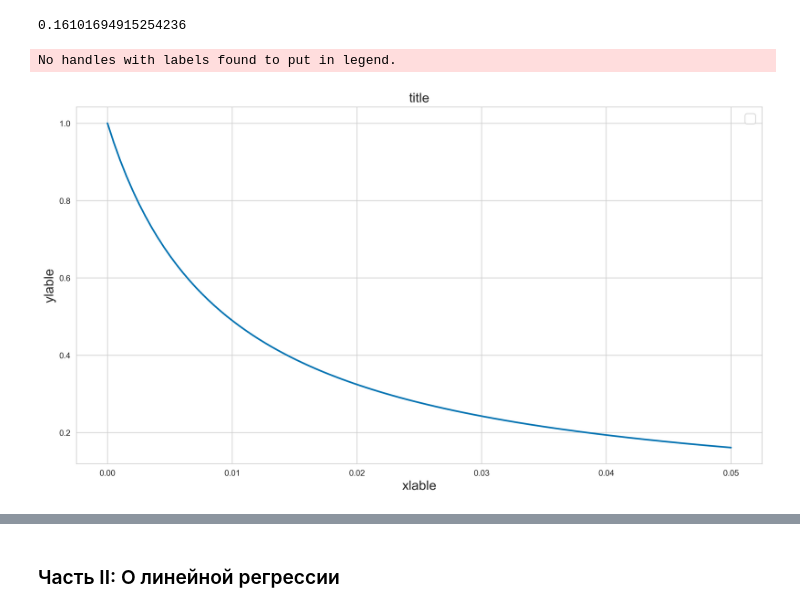
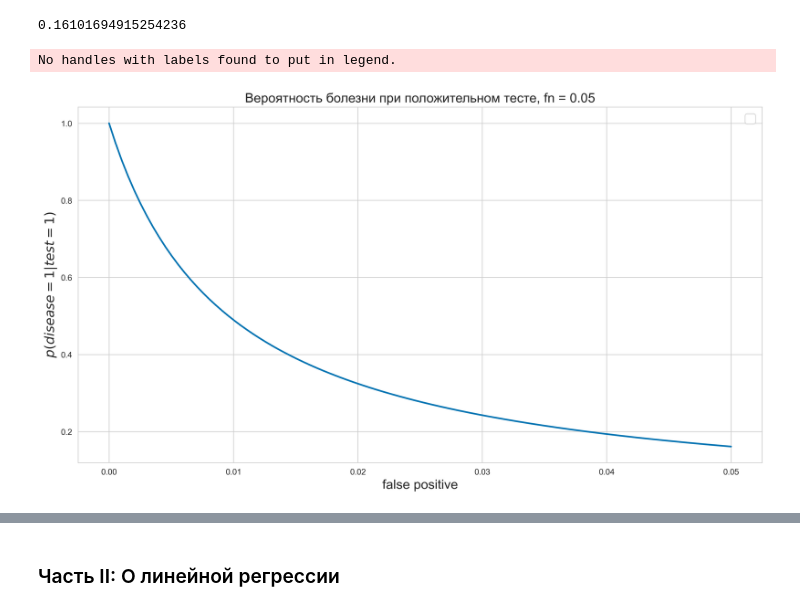
Before and after one commit to tsgnkv/made-ml-2021-hw, a Jupyter notebook: hw_1/notebook.ipynb, the cells around one changed output, grey strips where cells are left out. Drawn from its saved outputs; the diff is of its cells as text; code cells hidden in the pictures.

```diff
--- a/hw_1/notebook.ipynb
+++ b/hw_1/notebook.ipynb
@@ -93,12 +94,12 @@ compute_posterior()
 fp_space = np.linspace(0, 0.05, 100)
 fn_space = np.linspace(0, 0.05, 100)
 # %%
-
+# Вероятность болезни при положительном тесте, fn = 0.05
 draw_plot(fp_space,
           compute_posterior(test=1, fp=fp_space),
-          title='title',
-          xlabel='xlable',
-          ylabel='ylable')
+          title='Вероятность болезни при положительном тесте, fn = 0.05',
+          xlabel='false positive',
+          ylabel='$p(disease=1|test=1)$')
 # %% [output]
 No handles with labels found to put in legend.
-[figure, old version]
+[figure, new version]
```
Also changed, not shown: parts of 5 cells of this notebook.
